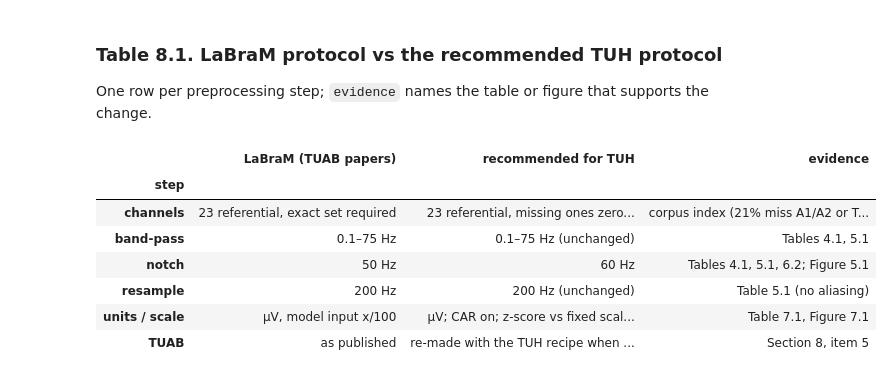
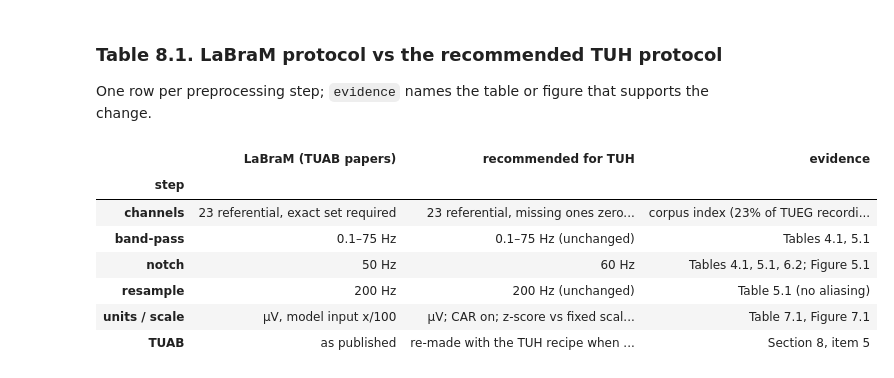
Before and after one commit to Neuro-Clalit/LaBraM, a Jupyter notebook: notebooks/tuh_preprocessing_analysis.ipynb, the cells around one changed output. Saved outputs shown, nothing was run; the diff lists cells and outputs as text; code cells hidden in the pictures.

```diff
--- a/notebooks/tuh_preprocessing_analysis.ipynb
+++ b/notebooks/tuh_preprocessing_analysis.ipynb
@@ -505,18 +508,18 @@ Table 8.1 summarises the recommendation.
 One row per preprocessing step; `evidence` names the table or figure that supports the change.
 # %%
 t81 = pd.DataFrame([
-    ("channels", "23 referential, exact set required", "23 referential, missing ones zero-filled + channel_mask", "corpus index (21% miss A1/A2 or T1/T2)"),
+    ("channels", "23 referential, exact set required", "23 referential, missing ones zero-filled + channel_mask", "corpus index (23% of TUEG recordings miss ≥1 channel)"),
     ("band-pass", "0.1–75 Hz", "0.1–75 Hz (unchanged)", "Tables 4.1, 5.1"),
     ("notch", "50 Hz", "60 Hz", "Tables 4.1, 5.1, 6.2; Figure 5.1"),
     ("resample", "200 Hz", "200 Hz (unchanged)", "Table 5.1 (no aliasing)"),
     ("units / scale", "µV, model input x/100", "µV; CAR on; z-score vs fixed scaling tested", "Table 7.1, Figure 7.1"),
     ("TUAB", "as published", "re-made with the TUH recipe when mixed with TUEG; published recipe kept for the benchmark", "Section 8, item 5"),
 ], columns=["step", "LaBraM (TUAB papers)", "recommended for TUH", "evidence"]).set_index("step")
 numbered_table(t81, "8.1", "LaBraM protocol vs the recommended TUH protocol")
 # %% [output]
 |  | LaBraM (TUAB papers) | recommended for TUH | evidence |
 | step |  |  |  |
-| channels | 23 referential, exact set required | 23 referential, missing ones zero... | corpus index (21% miss A1/A2 or T... |
+| channels | 23 referential, exact set required | 23 referential, missing ones zero... | corpus index (23% of TUEG recordi... |
 | band-pass | 0.1–75 Hz | 0.1–75 Hz (unchanged) | Tables 4.1, 5.1 |
 | notch | 50 Hz | 60 Hz | Tables 4.1, 5.1, 6.2; Figure 5.1 |
 | resample | 200 Hz | 200 Hz (unchanged) | Table 5.1 (no aliasing) |
```
Also changed, not shown: parts of 5 cells of this notebook, 1 other file.
